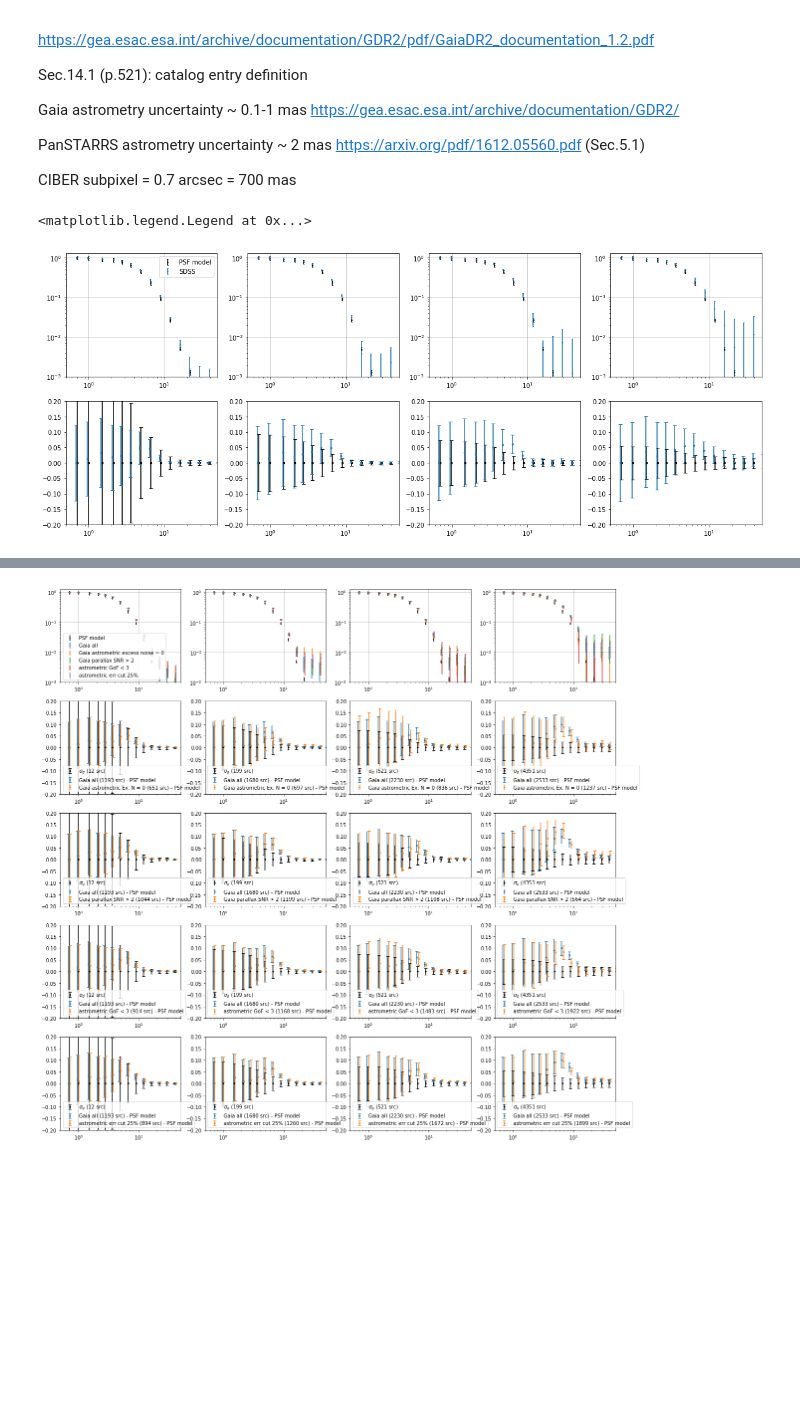
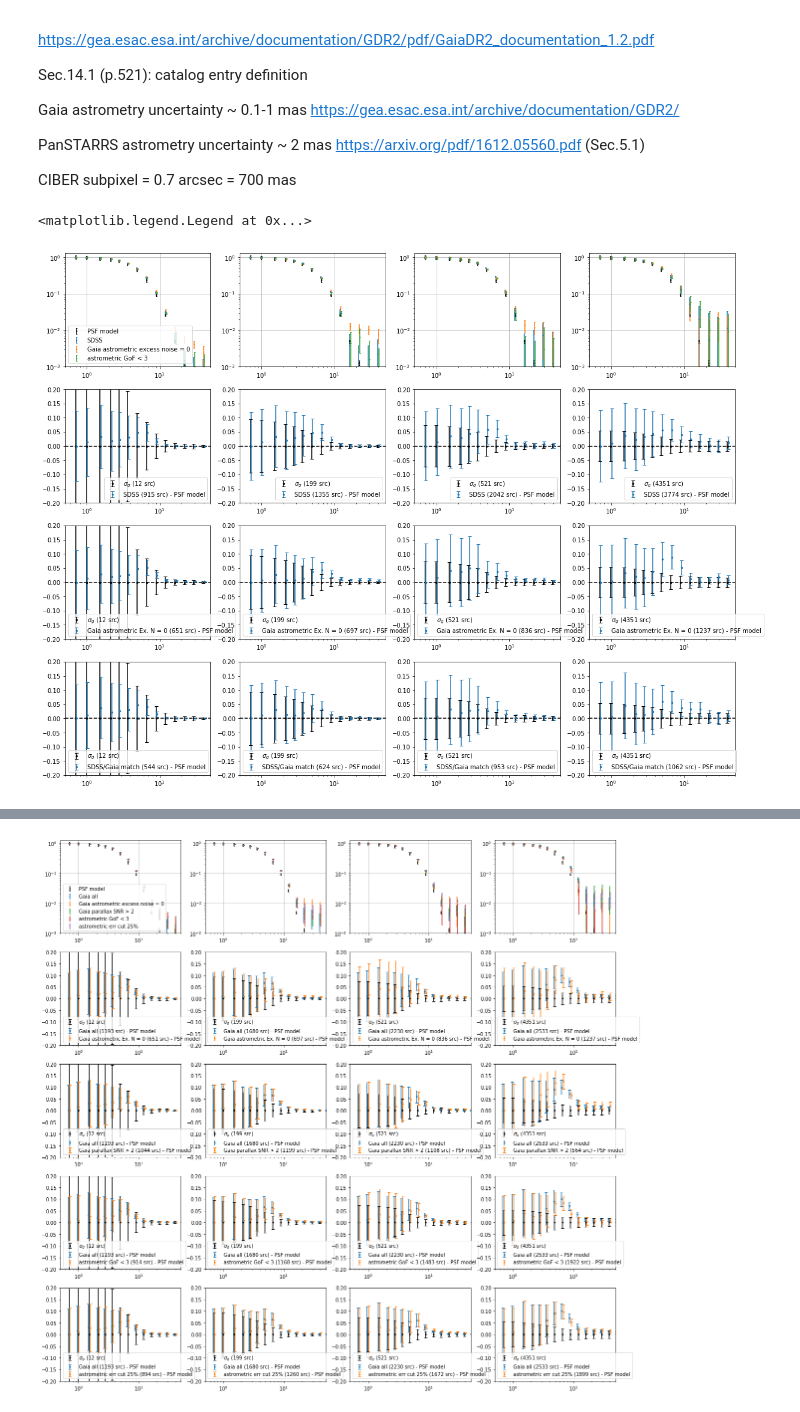
Before and after one commit to yuntingcheng/python_ciber, a Jupyter notebook: stack_modelfit/gaia.ipynb, the cells around one changed output, grey strips where cells are left out. Saved outputs shown, nothing was run; the diff lists cells and outputs as text; code cells hidden in the pictures; blank space fills up the shorter version.

```diff
--- a/stack_modelfit/gaia.ipynb
+++ b/stack_modelfit/gaia.ipynb
@@ -155,7 +155,7 @@ from psfsynth import *
 inst =  1
 filt_order = filt_order_dict[inst]
 ifield = 6
-fig, ax = plt.subplots(2, 4, figsize = (20,8))
+fig, ax = plt.subplots(4, 4, figsize = (20,16))
 
 fname = mypaths['alldat'] + 'TM'+ str(inst) + \
 '/psfdata_synth_%s.pkl'%(fieldnamedict[ifield])
@@ -167,37 +167,80 @@ for im,(m_min,m_max) in enumerate(zip(magbindict['m_min'],magbindict['m_max'])):
     ax[0][im].set_xscale('log')
     ax[0][im].set_yscale('log')
     ax[1][im].set_xscale('log')
+    ax[2][im].set_xscale('log')
+    ax[3][im].set_xscale('log')
     ax[0][im].set_xlim([0.5,50])
     ax[0][im].set_ylim([1e-3,1.3])
     ax[1][im].set_xlim([0.5,50])
     ax[1][im].set_ylim([-0.2,0.2])
+    ax[2][im].set_xlim([0.5,50])
+    ax[2][im].set_ylim([-0.2,0.2])
+    ax[3][im].set_xlim([0.5,50])
+    ax[3][im].set_ylim([-0.2,0.2])
 
     stackdat = stacking(inst, ifield, m_min, m_max, filt_order=filt_order,
                 load_from_file=True, BGsub=False).stackdat
     errg = np.sqrt(np.diag(stackdat['cov']['profcb'])) / stackdat['profcb'][0]
     Ngal = stackdat['Nsrc']
 
     ax[1][im].errorbar(stackdat['rbins'], np.zeros_like(stackdat['rbins']), errg,
                        fmt ='.', color='k', capsize=3, markersize=5, label=r'$\sigma_g$ (%d src)'%Ngal)
+    ax[2][im].errorbar(stackdat['rbins'], np.zeros_like(stackdat['rbins']), errg,
+                       fmt ='.', color='k', capsize=3, markersize=5, label=r'$\sigma_g$ (%d src)'%Ngal)
+    ax[3][im].errorbar(stackdat['rbins'], np.zeros_like(stackdat['rbins']), errg,
+                       fmt ='.', color='k', capsize=3, markersize=5, label=r'$\sigma_g$ (%d src)'%Ngal)
+
 
     psfdat = run_psf_combine(inst, ifield, savedata=False)
     psf = psfdat[im]['comb']['profcb']
     psf_err = psfdat[im]['comb']['profcb_err_stack']
     ax[0][im].errorbar(psfdat['rbins'],psf, psf_err, fmt ='.', color='k', capsize=1,
                     markersize=2, label='PSF model')
     ax[0][im].grid()
 
     prof = profdat[im]['profcb']/profdat[im]['profcb'][0]
     err = profdat[im]['profcb_err']/profdat[im]['profcb'][0]
     N = profdat[im]['Nsrc']
     ax[0][im].errorbar(profdat['rbins']*0.99,prof, err, fmt ='.', color='C0', capsize=1,
                     markersize=2, label='SDSS')
-    ax[1][im].errorbar(profdat['rbins']*0.97, np.abs(prof-psf), np.sqrt(err**2+psf_err**2),
+    ax[1][im].errorbar(profdat['rbins']*1.03, np.abs(prof-psf), np.sqrt(err**2+psf_err**2),
                        fmt ='.', color='C0', capsize=3, markersize=5,
                        label='SDSS (%d src) - PSF model'%N)
+    ax[1][im].axhline(0,c='k',ls='--')
+    ax[1][im].legend()
+
+    fname = mypaths['alldat'] + 'TM'+ str(inst) +\
+     '/psfdata_synth_gaia_%s_%d_%d_e.pkl'%(fieldnamedict[ifield],m_min+1, m_max+1)
+    with open(fname, "rb") as f:
+        profdat1 = pickle.load(f)
+    prof = profdat1['profcb']/profdat1['profcb'][0]
+    err = profdat1['profcb_err']/profdat1['profcb'][0]
+    N = profdat1['Nsrc']
+    ax[0][im].errorbar(profdat1['rbins']*1.01,prof, err, fmt ='.', color='C1', capsize=1,
+                    markersize=2, label='Gaia astrometric excess noise = 0')
+    ax[2][im].errorbar(profdat1['rbins']*1.03, np.abs(prof-psf), np.sqrt(err**2+psf_err**2),
+                       fmt ='.', color='C0', capsize=3, markersize=5,
+                       label='Gaia astrometric Ex. N = 0 (%d src) - PSF model'%N)
+    ax[2][im].axhline(0,c='k',ls='--')
+    ax[2][im].legend()
+
+    fname = mypaths['alldat'] + 'TM'+ str(inst) +\
+     '/psfdata_synth_ps_%s_%d_%d_gaia_match.pkl'%(fieldnamedict[ifield],m_min, m_max)
+    with open(fname, "rb") as f:
+        profdat1 = pickle.load(f)
+    prof = profdat1['profcb']/profdat1['profcb'][0]
+    err = profdat1['profcb_err']/profdat1['profcb'][0]
+    N = profdat1['Nsrc']
+    ax[0][im].errorbar(profdat1['rbins']*1.03,prof, err, fmt ='.', color='C2', capsize=1,
+                    markersize=2, label='astrometric GoF < 3')
+    ax[3][im].errorbar(profdat1['rbins']*1.03, np.abs(prof-psf), np.sqrt(err**2+psf_err**2),
+                       fmt ='.', color='C0', capsize=3, markersize=5,
+                       label='SDSS/Gaia match (%d src) - PSF model'%N)
+    ax[3][im].axhline(0,c='k',ls='--')
+    ax[3][im].legend()
 
 ax[0][0].legend()
 # plt.savefig('/Users/ytcheng/Desktop/PS_stack_filter.png', dpi = 100, bbox_inches='tight')
 # %% [output]
 <matplotlib.legend.Legend at 0x...>
-[figure, old version]
+[figure, new version]
```
Also changed, not shown: parts of 1 cell of this notebook, 1 other file.
